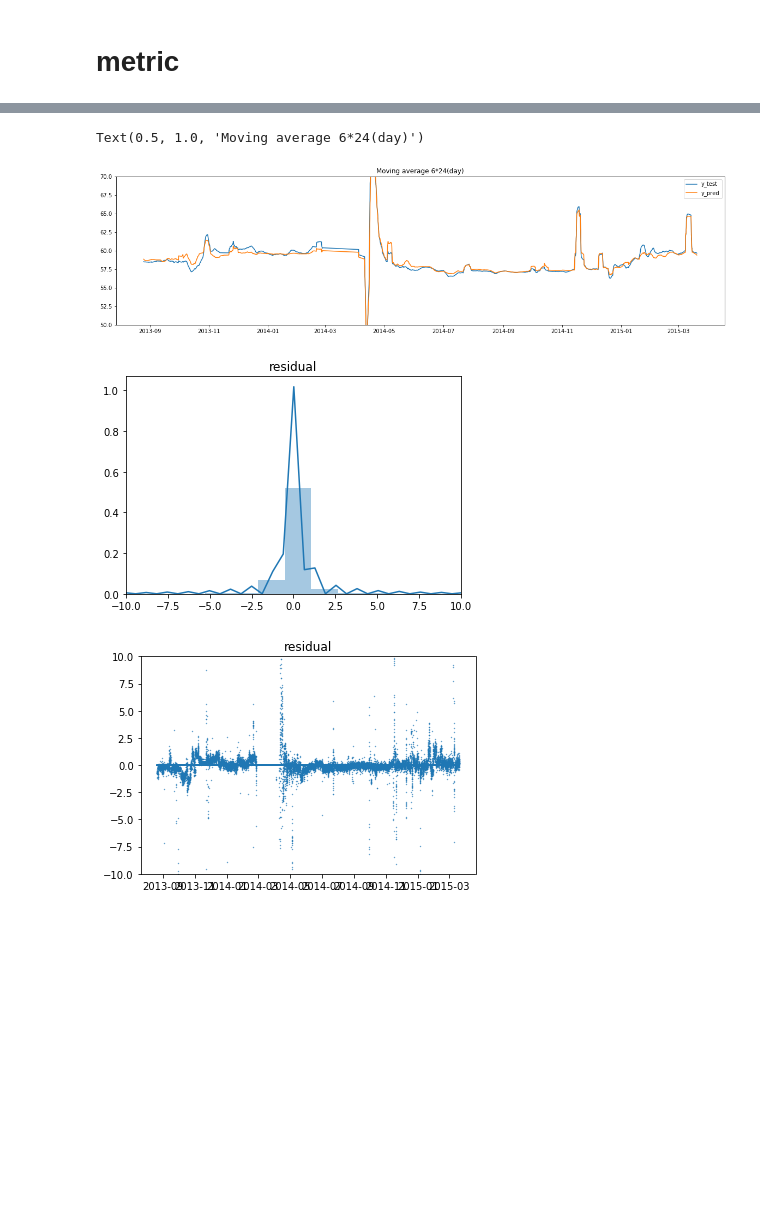
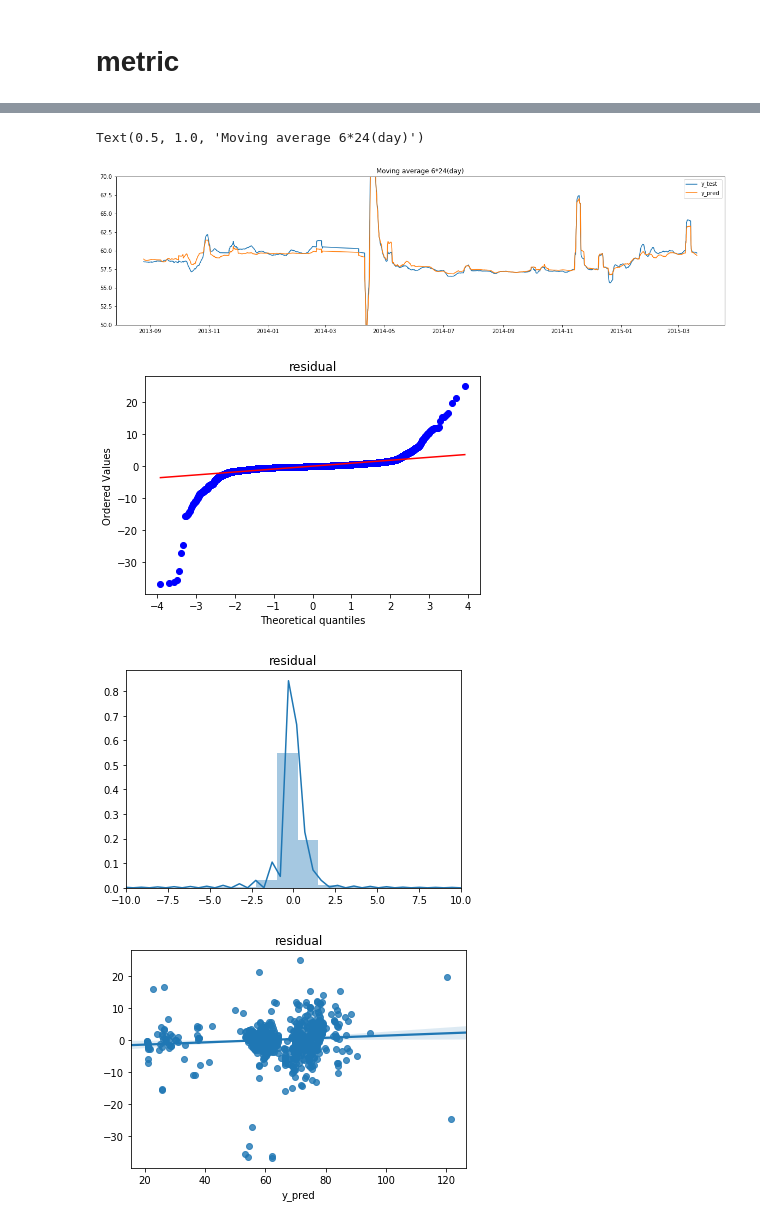
Before and after one commit to skywalker0803r/Chemistry-2, a Jupyter notebook: Chemistry_2.ipynb, the cells around one changed output, grey strips where cells are left out. Drawn from its saved outputs; the diff is of its cells as text; code cells hidden in the pictures; blank space fills up the shorter version.

```diff
--- a/Chemistry_2.ipynb
+++ b/Chemistry_2.ipynb
@@ -174,0 +178,10 @@ df.describe().apply(lambda x:round(x,2))
+# %%
+def data_filter(df):
+    df = df.drop('DIPB轉化率(檢測)',axis=1)
+    df = df.dropna(subset=['DIPB轉化率(計算)'])
+    df = df[df['DIPB轉化率(計算)']>0]
+    return df
+# %%
+print(df.shape)
+df = data_filter(df)
+print(df.shape)
@@ -227,7 +242,7 @@ pass
 # %% [markdown]
 # feature select
 # %%
-features = df.drop(['DIPB轉化率(檢測)','DIPB轉化率(計算)'],axis=1).columns.tolist()
+features = df.drop(['DIPB轉化率(計算)'],axis=1).columns.tolist()
 y_name = 'DIPB轉化率(計算)'
 
 df = df[features+[y_name]].dropna(subset=[y_name])
@@ -291,22 +306,28 @@ plt.legend()
 plt.title('Moving average 6*24(day)')
 # %% [output]
 Text(0.5, 1.0, 'Moving average 6*24(day)')
-[figure, old version]
+[figure, new version]
 # %%
+from scipy import stats
+
 residual = y_test - y_pred
+
+stats.probplot(residual, plot=plt)
+plt.title('residual')
+plt.show()
+
 sns.distplot(residual)
 plt.xlim(-10,10)
 plt.title('residual')
 plt.show()
 
-plt.scatter(residual.index,residual,s=0.1)
-plt.plot(residual.index,[0]*len(residual))
-plt.ylim(-10,10)
+sns.regplot(y_pred,residual)
 plt.title('residual')
 plt.show()
 # %% [output]
-[figure, old version]
+[figure, new version]
-[figure, old version]
+[figure, new version]
+[figure, added]
 # %%
 from sklearn.metrics import r2_score
 def mape(a, b):
```
Also changed, not shown: parts of 10 cells of this notebook.
